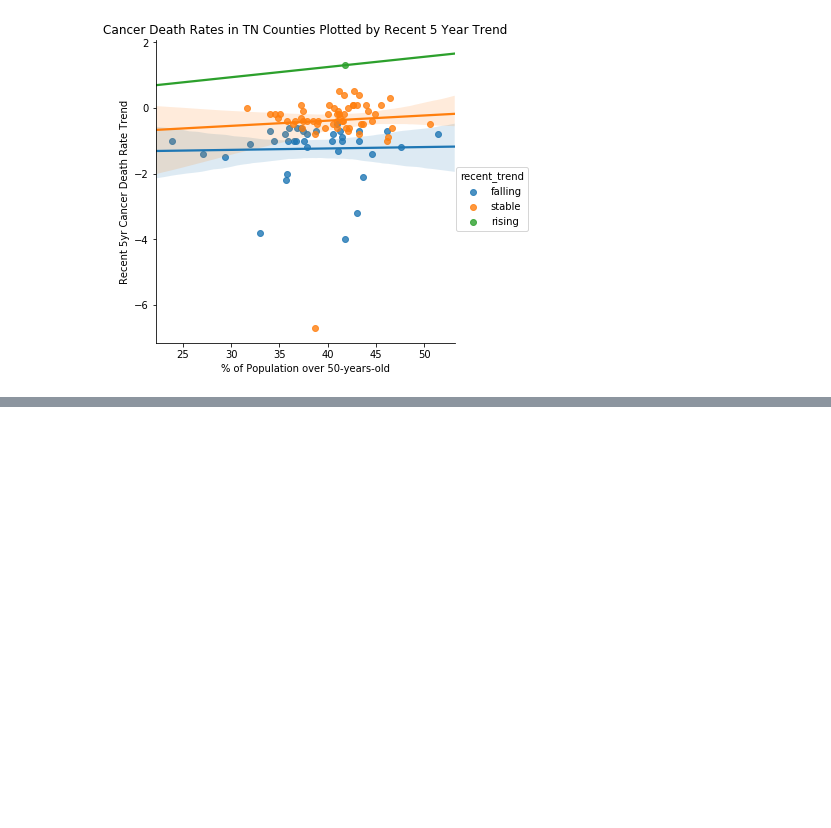
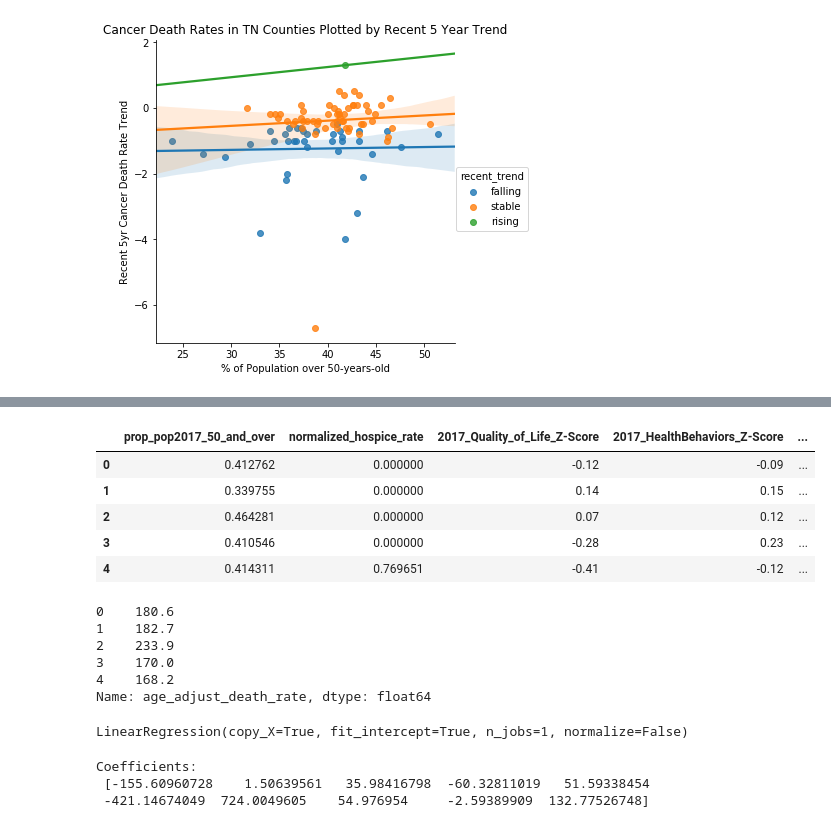
Before and after one commit to CSmithVU/vanderbilt-aspire-data-essentials, a Jupyter notebook: Class_Notebook_rev.ipynb, the cells around one changed output, grey strips where cells are left out. Saved outputs shown, nothing was run; the diff lists cells and outputs as text; code cells hidden in the pictures; blank space fills up the shorter version.

```diff
--- a/Class_Notebook_rev.ipynb
+++ b/Class_Notebook_rev.ipynb
@@ -1141,0 +1190,20 @@ Text(0.5,1,'Cancer Death Rates in TN Counties Plotted by Recent 5 Year Trend')
+# %%
+X=pd.read_csv('X_variables.csv')
+# %%
+X.head()
+# %% [output]
+|  | prop_pop2017_50_and_over | normalized_hospice_rate | 2017_Quality_of_Life_Z-Score | 2017_HealthBehaviors_Z-Score | ... |
+| 0 | 0.412762 | 0.000000 | -0.12 | -0.09 | ... |
+| 1 | 0.339755 | 0.000000 | 0.14 | 0.15 | ... |
+| 2 | 0.464281 | 0.000000 | 0.07 | 0.12 | ... |
+| 3 | 0.410546 | 0.000000 | -0.28 | 0.23 | ... |
+| 4 | 0.414311 | 0.769651 | -0.41 | -0.12 | ... |
+# %%
+Y.head()
+# %% [output]
+0    180.6
+1    182.7
+2    233.9
+3    170.0
+4    168.2
+Name: age_adjust_death_rate, dtype: float64
@@ -1141,0 +1212,5 @@ Text(0.5,1,'Cancer Death Rates in TN Counties Plotted by Recent 5 Year Trend')
+# %%
+regr = linear_model.LinearRegression()
+regr.fit(X_train, y_train)
+# %% [output]
+LinearRegression(copy_X=True, fit_intercept=True, n_jobs=1, normalize=False)
@@ -1141,0 +1219,6 @@ Text(0.5,1,'Cancer Death Rates in TN Counties Plotted by Recent 5 Year Trend')
+# %%
+print('Coefficients: \n', regr.coef_)
+# %% [output]
+Coefficients:
+ [-155.60960728    1.50639561   35.98416798  -60.32811019   51.59338454
+ -421.14674049  724.0049605    54.976954     -2.59389909  132.77526748]
```
Also changed, not shown: parts of 15 cells of this notebook.
